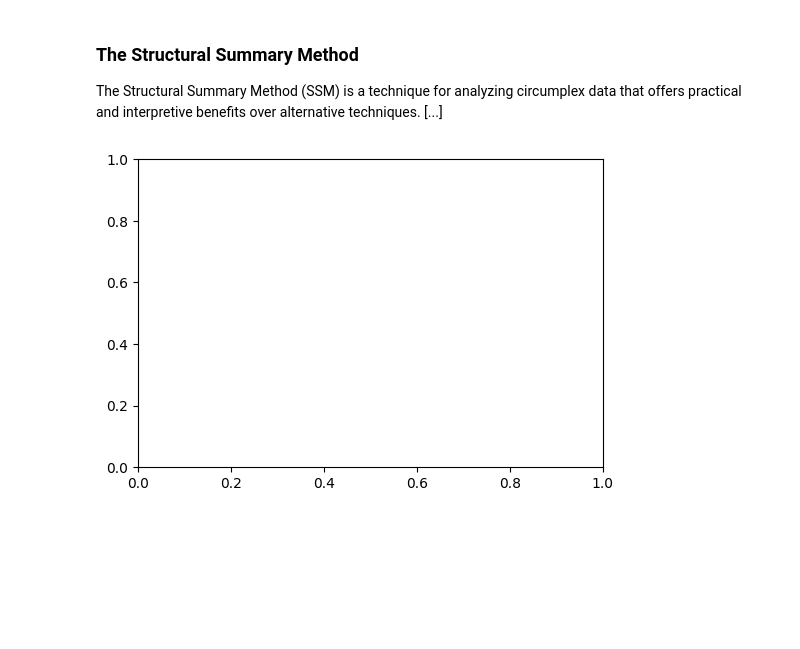
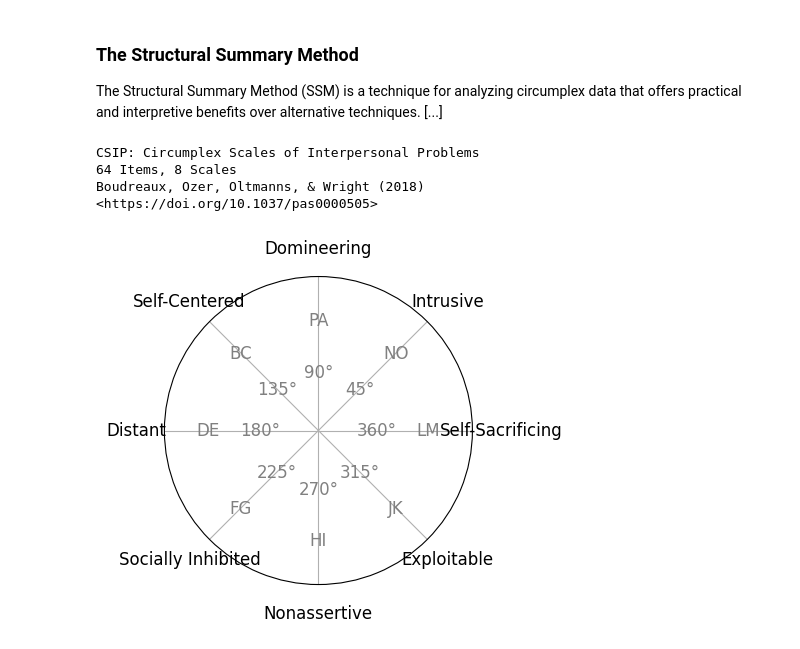
Before and after one commit to MitchellAcoustics/circumplex, a Jupyter notebook: docs/tutorials/Intro_to_SSM_Analysis.ipynb, the cells around one changed output. Saved outputs shown, nothing was run; the diff lists cells and outputs as text; code cells hidden in the pictures; blank space fills up the shorter version.

```diff
--- a/docs/tutorials/Intro_to_SSM_Analysis.ipynb
+++ b/docs/tutorials/Intro_to_SSM_Analysis.ipynb
@@ -43,6 +43,13 @@ plt.show()
 
 The Structural Summary Method (SSM) is a technique for analyzing circumplex data that offers practical and interpretive benefits over alternative techniques. [...]
 # %%
-fig, ax = plt.subplots(figsize=(6, 4))
+from circumplex.datasets import JZ2017
+jz_data = JZ2017
+print(jz_data)
+jz_data.demo_plot()
 # %% [output]
+CSIP: Circumplex Scales of Interpersonal Problems
+64 Items, 8 Scales
+Boudreaux, Ozer, Oltmanns, & Wright (2018)
+<https://doi.org/10.1037/pas0000505>
-[figure, old version]
+[figure, new version]
```
Also changed, not shown: parts of 4 cells of this notebook, 12 other files.
